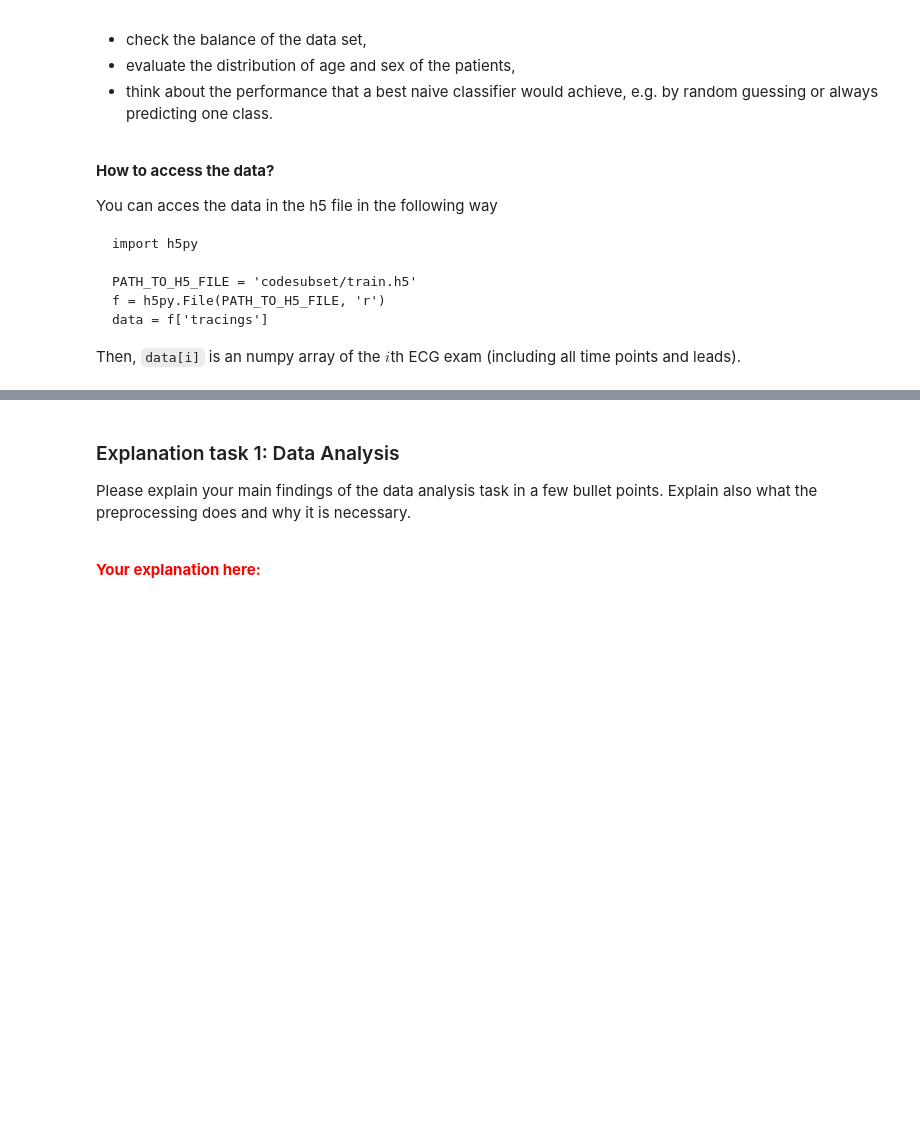
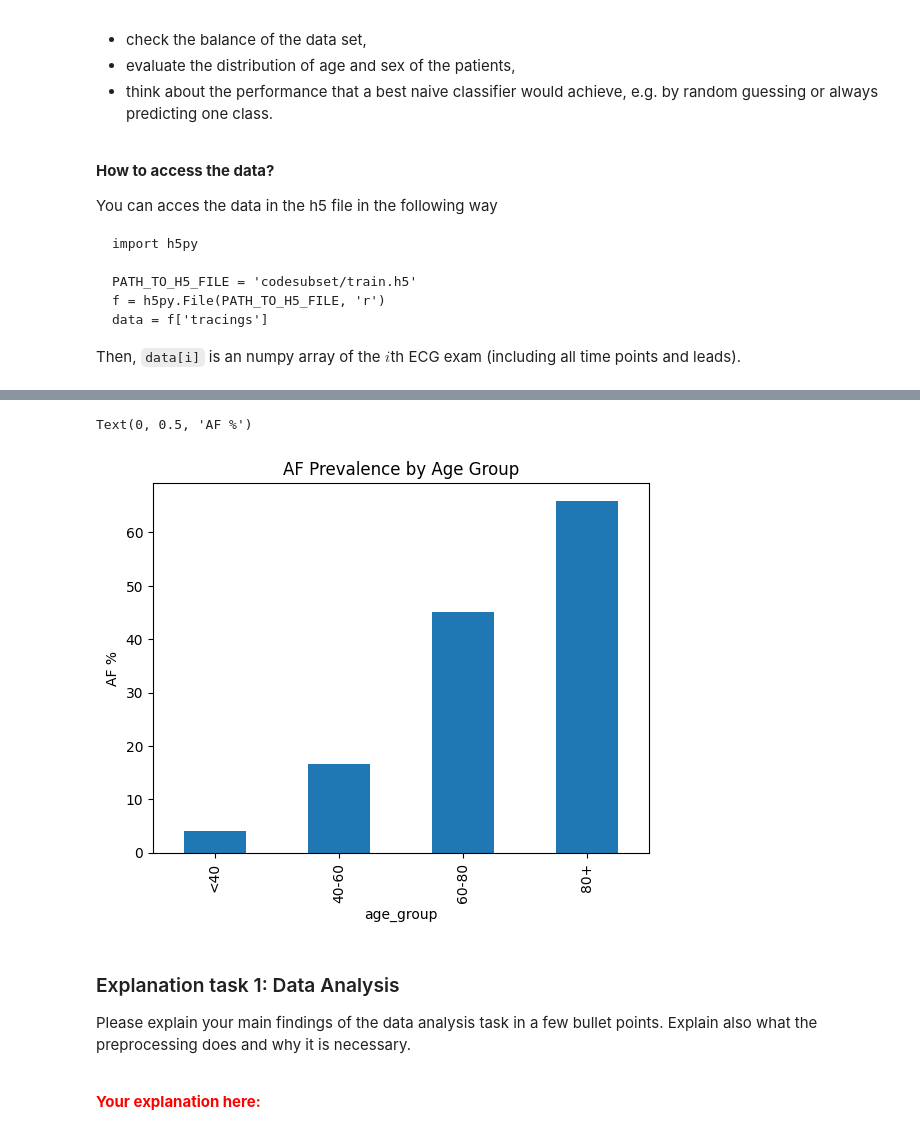
Before and after one commit to ajayrao80/ECG_Classification_Assignment_SML_WASP, a Jupyter notebook: assignment_ecg_classification.ipynb, the cells around one changed output, grey strips where cells are left out. Saved outputs shown, nothing was run; the diff lists cells and outputs as text; code cells hidden in the pictures; blank space fills up the shorter version.

```diff
--- a/assignment_ecg_classification.ipynb
+++ b/assignment_ecg_classification.ipynb
@@ -240,3 +303,12 @@ data = f['tracings']
+# %%
+train_filtered['age_group'] = pd.cut(train_filtered['age'], bins=[0, 40, 60, 80, 100], labels=['<40', '40-60', '60-80', '80+'])
+af_by_age_group = train_filtered.groupby('age_group')['AF'].mean() * 100
+af_by_age_group.plot(kind='bar')
+plt.title('AF Prevalence by Age Group')
+plt.ylabel('AF %')
+# %% [output]
+Text(0, 0.5, 'AF %')
+[figure, added]
 # %% [markdown]
 ### Explanation task 1: Data Analysis
 
```
Also changed, not shown: parts of 9 cells of this notebook.
